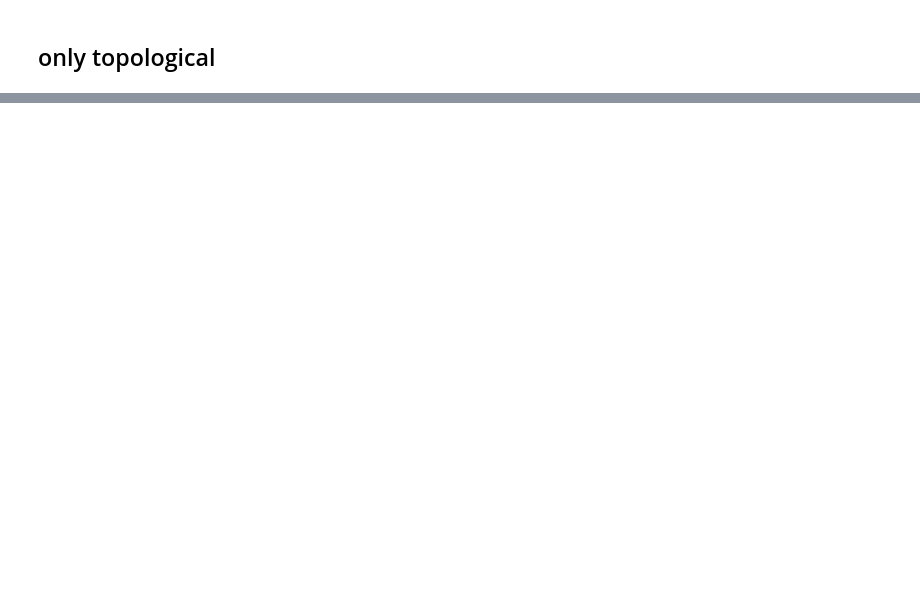
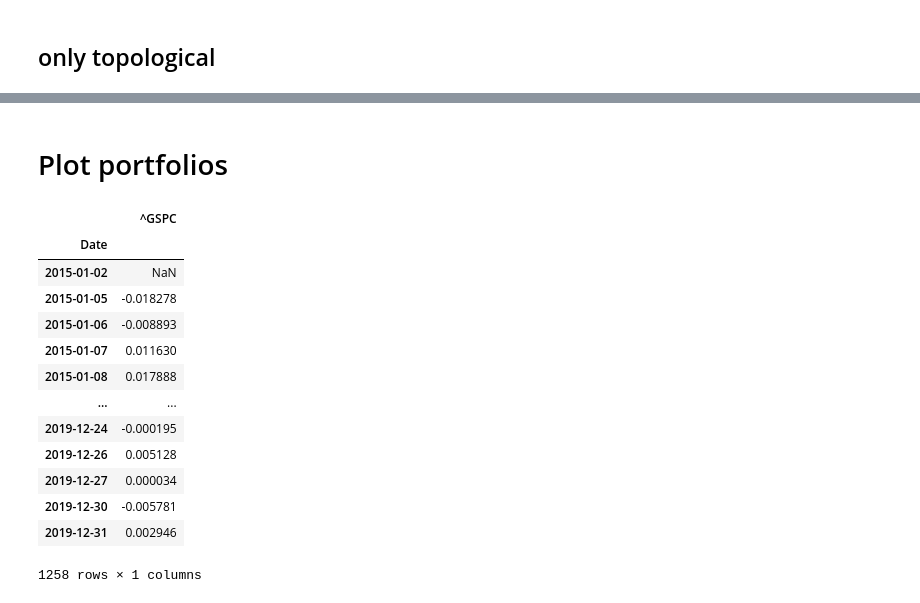
Before and after one commit to petrsokerin/Stock_clustering_paper, a Jupyter notebook: new_res_analysis.ipynb, the cells around one changed output, grey strips where cells are left out. Saved outputs shown, nothing was run; the diff lists cells and outputs as text; code cells hidden in the pictures; blank space fills up the shorter version.

```diff
--- a/new_res_analysis.ipynb
+++ b/new_res_analysis.ipynb
@@ -238,0 +253,24 @@ all_exp_pivot
+# %% [markdown]
+# Plot portfolios
+# %%
+exp_name = 'usa_2015'
+
+df_market = pd.read_csv(f'data/data/{exp_name}/ticker_data_Market.csv', index_col=0)
+df_market.index = pd.to_datetime(df_market.index)
+df_market = df_market.pct_change()
+df_market
+# %% [output]
+|  | ^GSPC |
+| Date |  |
+| 2015-01-02 | NaN |
+| 2015-01-05 | -0.018278 |
+| 2015-01-06 | -0.008893 |
+| 2015-01-07 | 0.011630 |
+| 2015-01-08 | 0.017888 |
+| ... | ... |
+| 2019-12-24 | -0.000195 |
+| 2019-12-26 | 0.005128 |
+| 2019-12-27 | 0.000034 |
+| 2019-12-30 | -0.005781 |
+| 2019-12-31 | 0.002946 |
+1258 rows × 1 columns
```
Also changed, not shown: parts of 12 cells of this notebook, 2 other files.
